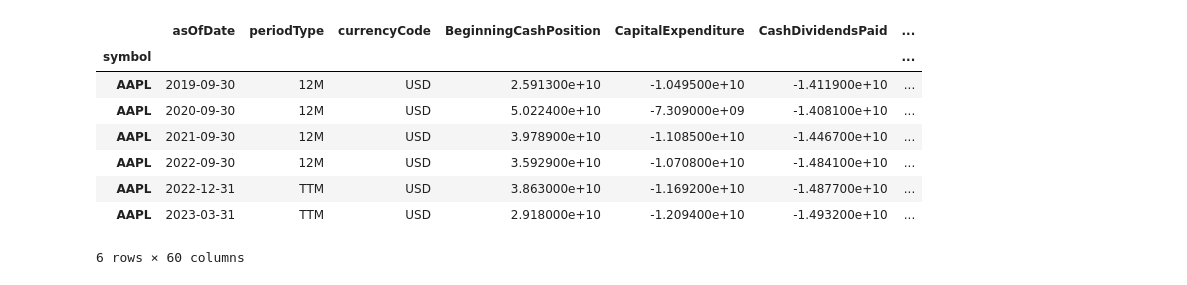
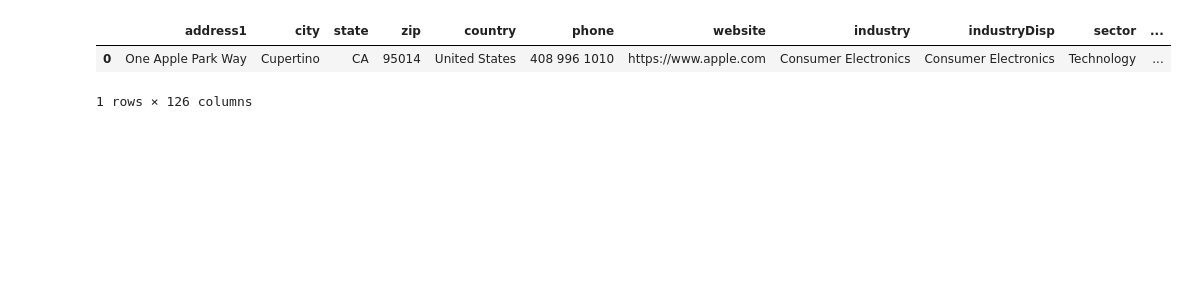
Before and after one commit to rodrigotiscareno/stock_flow, a Jupyter notebook: notebooks/yahoo_finance.ipynb, the cells around one changed output. Drawn from its saved outputs; the diff is of its cells as text; code cells hidden in the pictures; blank space fills up the shorter version.

```diff
--- a/notebooks/yahoo_finance.ipynb
+++ b/notebooks/yahoo_finance.ipynb
@@ -61,33 +38,12 @@ Name: Stock Splits, dtype: float64
 # %%
-import yfinance as yf
-import pandas as pd
-tickerSymbol = 'AAPL'
-tickerData = yf.Ticker(tickerSymbol)
-
 info = tickerData.info
 l = pd.DataFrame(info).columns
-list(l)
+info = pd.DataFrame(info).drop(['companyOfficers', 'governanceEpochDate', 'compensationAsOfEpochDate'], axis=1).drop_duplicates()
+info
+# %% [output]
+|  | address1 | city | state | zip | country | phone | website | industry | industryDisp | sector | ... |
+| 0 | One Apple Park Way | Cupertino | CA | 95014 | United States | 408 996 1010 | https://www.apple.com | Consumer Electronics | Consumer Electronics | Technology | ... |
+1 rows × 126 columns
-# %%
-from yahooquery import Ticker
-
-company = Ticker('AAPL')
-
-balance_sheet = company.balance_sheet()
-
-income_statement = company.income_statement()
-cash_flow = company.cash_flow()
-
-cash_flow
-# %% [output]
-|  | asOfDate | periodType | currencyCode | BeginningCashPosition | CapitalExpenditure | CashDividendsPaid | ... |
-| symbol |  |  |  |  |  |  | ... |
-| AAPL | 2019-09-30 | 12M | USD | 2.591300e+10 | -1.049500e+10 | -1.411900e+10 | ... |
-| AAPL | 2020-09-30 | 12M | USD | 5.022400e+10 | -7.309000e+09 | -1.408100e+10 | ... |
-| AAPL | 2021-09-30 | 12M | USD | 3.978900e+10 | -1.108500e+10 | -1.446700e+10 | ... |
-| AAPL | 2022-09-30 | 12M | USD | 3.592900e+10 | -1.070800e+10 | -1.484100e+10 | ... |
-| AAPL | 2022-12-31 | TTM | USD | 3.863000e+10 | -1.169200e+10 | -1.487700e+10 | ... |
-| AAPL | 2023-03-31 | TTM | USD | 2.918000e+10 | -1.209400e+10 | -1.493200e+10 | ... |
-6 rows × 60 columns
 # %%
 from yahooquery import Ticker
 
```
Also changed, not shown: parts of 16 cells of this notebook, 7 other files.
